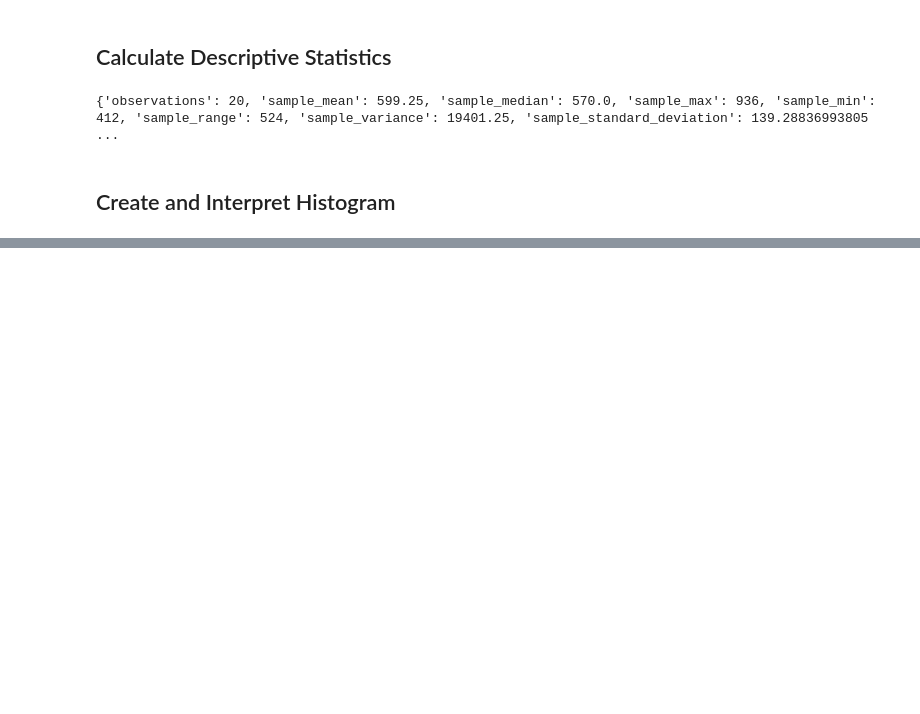
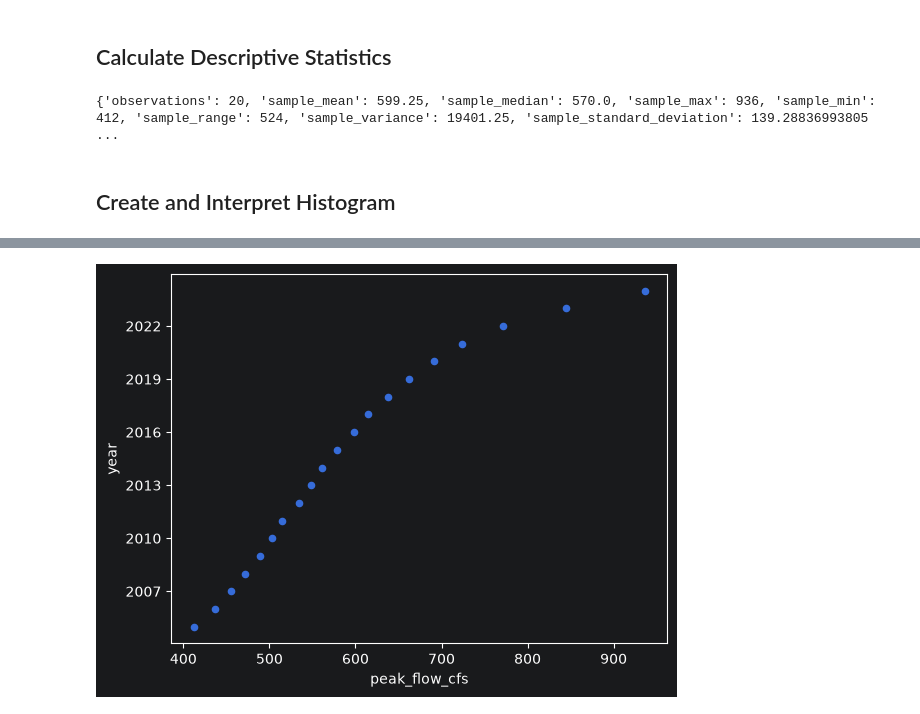
Before and after one commit to Brice-Engineering-Projects/applied-statistics-infrastructure-analytics, a Jupyter notebook: notebooks/00_pdf_cdf/lesson_00.ipynb, the cells around one changed output, grey strips where cells are left out. Saved outputs shown, nothing was run; the diff lists cells and outputs as text; code cells hidden in the pictures; blank space fills up the shorter version.

```diff
--- a/notebooks/00_pdf_cdf/lesson_00.ipynb
+++ b/notebooks/00_pdf_cdf/lesson_00.ipynb
@@ -113,0 +123,8 @@ print(stats)
+# %%
+ax = df.plot.scatter(x="peak_flow_cfs", y="year")
+
+ax.yaxis.set_major_locator(MaxNLocator(integer=True))
+
+plt.show()
+# %% [output]
+[figure, added]
```
Also changed, not shown: parts of 2 cells of this notebook.
